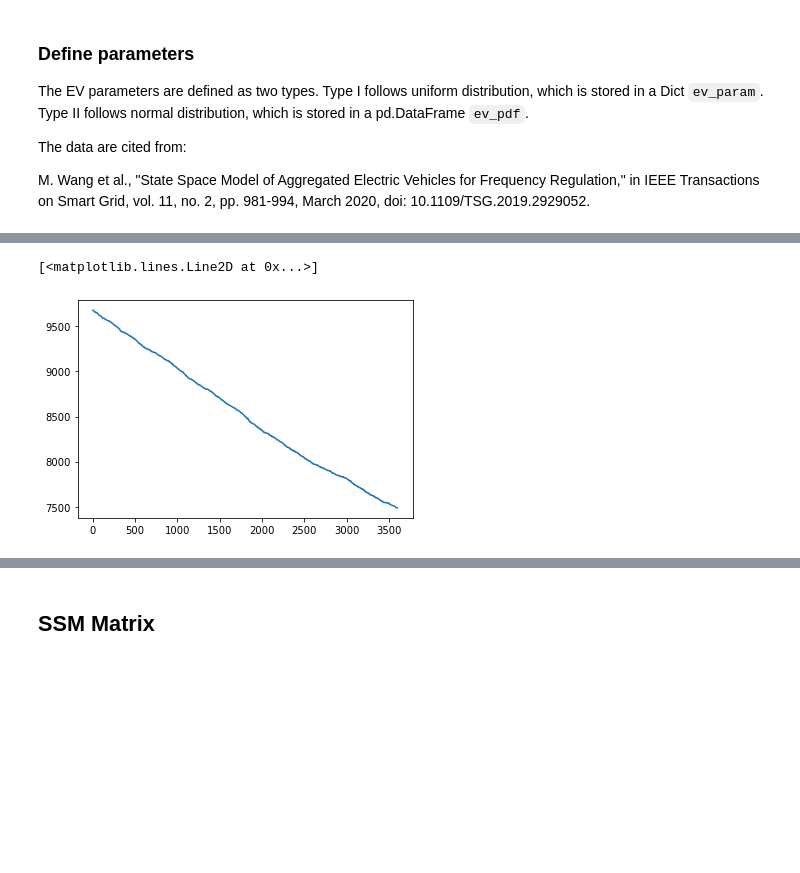
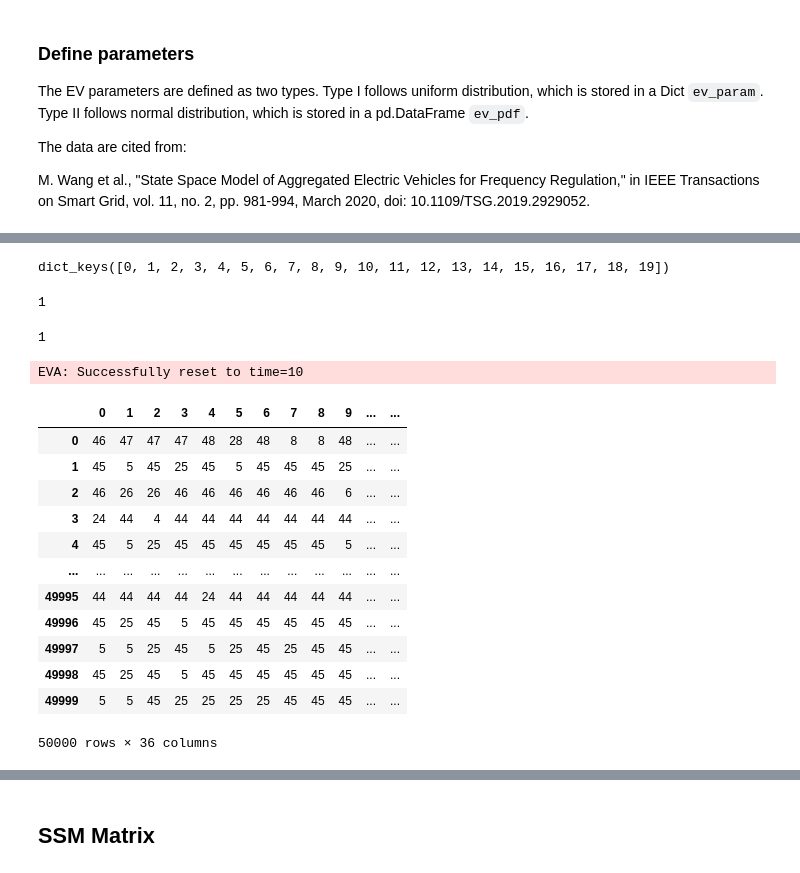
Before and after one commit to shebuxin/andes, a Jupyter notebook: jwang/notes2/ev_ssm.ipynb, the cells around one changed output, grey strips where cells are left out. Cells and saved outputs as stored; diff of their text form; code cells hidden in the pictures; blank space fills up the shorter version.

```diff
--- a/jwang/notes2/ev_ssm.ipynb
+++ b/jwang/notes2/ev_ssm.ipynb
@@ -308,10 +377,40 @@ EVA: Successfully reset to time=10
-# %%
-# Online EV numbers during hour 10
-num = []
-for i in range(3600):
-    sse.g_u(tnow=10+i/3600)
-    num.append(sse.ev.u.sum())
-plt.plot(range(3600), num)
-# %% [output]
-[<matplotlib.lines.Line2D at 0x...>]
-[figure, removed]
+# %%
+sse.soc_intv.keys()
+# %% [output]
+dict_keys([0, 1, 2, 3, 4, 5, 6, 7, 8, 9, 10, 11, 12, 13, 14, 15, 16, 17, 18, 19])
+# %%
+sse.socu
+# %% [output]
+1
+# %%
+a = 1
+b = a
+a = 2
+b
+# %% [output]
+1
+# %%
+sse.reset()
+
+xres = pd.DataFrame()
+i = 0
+for t in np.arange(9, 12, 1/12):
+    sse.act(t=300, tnow=t)
+    xres[i] = sse.ev2.x
+    i += 1
+xres
+# %% [output]
+EVA: Successfully reset to time=10
+|  | 0 | 1 | 2 | 3 | 4 | 5 | 6 | 7 | 8 | 9 | ... | ... |
+| 0 | 46 | 47 | 47 | 47 | 48 | 28 | 48 | 8 | 8 | 48 | ... | ... |
+| 1 | 45 | 5 | 45 | 25 | 45 | 5 | 45 | 45 | 45 | 25 | ... | ... |
+| 2 | 46 | 26 | 26 | 46 | 46 | 46 | 46 | 46 | 46 | 6 | ... | ... |
+| 3 | 24 | 44 | 4 | 44 | 44 | 44 | 44 | 44 | 44 | 44 | ... | ... |
+| 4 | 45 | 5 | 25 | 45 | 45 | 45 | 45 | 45 | 45 | 5 | ... | ... |
+| ... | ... | ... | ... | ... | ... | ... | ... | ... | ... | ... | ... | ... |
+| 49995 | 44 | 44 | 44 | 44 | 24 | 44 | 44 | 44 | 44 | 44 | ... | ... |
+| 49996 | 45 | 25 | 45 | 5 | 45 | 45 | 45 | 45 | 45 | 45 | ... | ... |
+| 49997 | 5 | 5 | 25 | 45 | 5 | 25 | 45 | 25 | 45 | 45 | ... | ... |
+| 49998 | 45 | 25 | 45 | 5 | 45 | 45 | 45 | 45 | 45 | 45 | ... | ... |
+| 49999 | 5 | 5 | 45 | 25 | 25 | 25 | 25 | 45 | 45 | 45 | ... | ... |
+50000 rows × 36 columns
```
Also changed, not shown: parts of 17 cells of this notebook.
